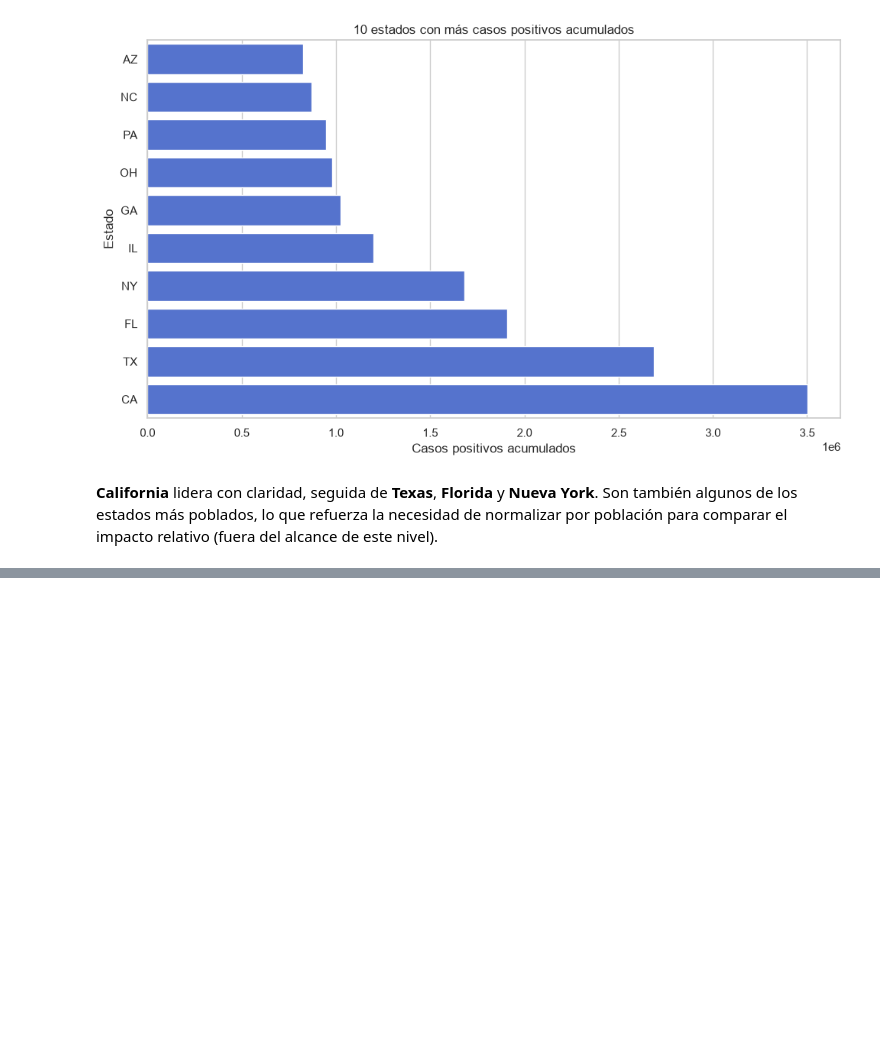
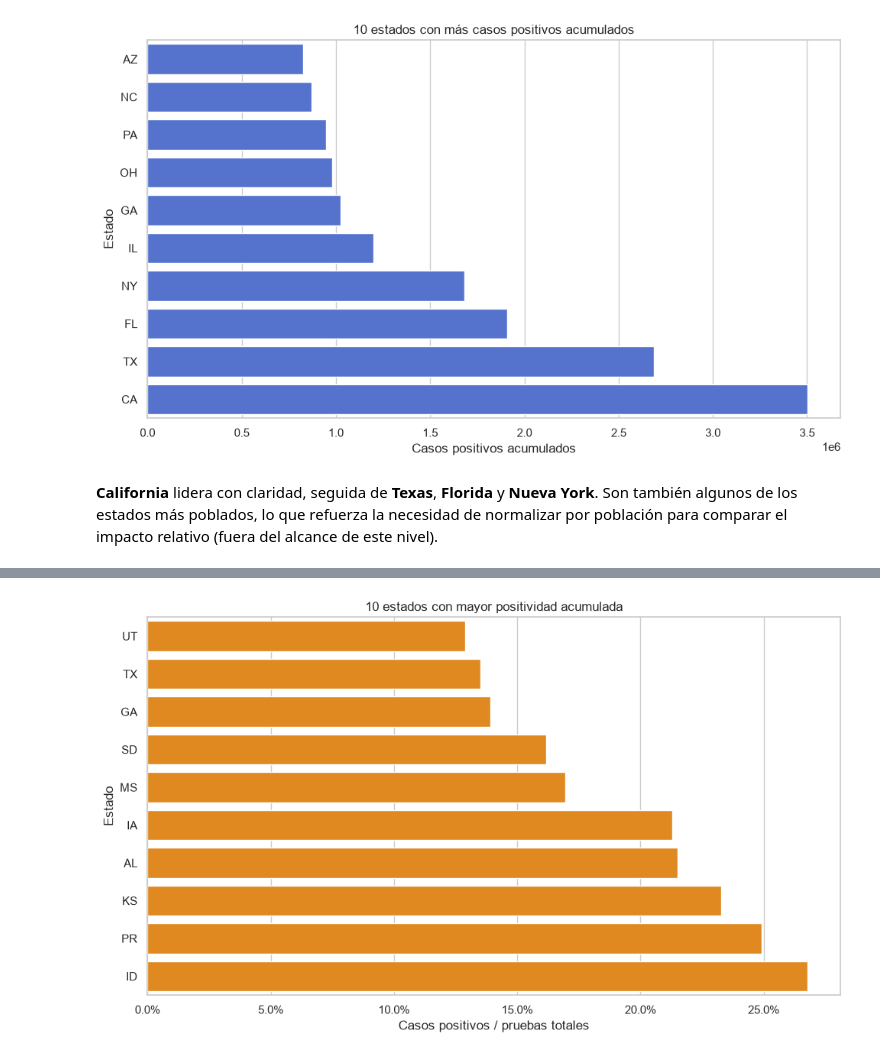
Before and after one commit to elenaalmansacampos/ai_project_EDA, a Jupyter notebook: notebooks/eda_covid19.ipynb, the cells around one changed output, grey strips where cells are left out. Cells and saved outputs as stored; diff of their text form; code cells hidden in the pictures; blank space fills up the shorter version.

Commit message:
nivel medio

```diff
--- a/notebooks/eda_covid19.ipynb
+++ b/notebooks/eda_covid19.ipynb
@@ -504,0 +597,21 @@ Sí. La correlación entre pruebas totales y casos positivos por estado es **0,9
+# %%
+resumen_estado = (
+    df.groupby("estado", observed=True)
+    .agg(
+        casos_totales=("casos_positivos", "max"),
+        fallecimientos_totales=("fallecimientos", "max"),
+        pruebas_totales=("pruebas_totales", "max"),
+        casos_nuevos_medios=("casos_nuevos", "mean"),
+        dias_reportados=("fecha", "nunique"),
+    )
+    .reset_index()
+)
+
+resumen_estado["tasa_letalidad"] = (
+    resumen_estado["fallecimientos_totales"] / resumen_estado["casos_totales"]
+)
+resumen_estado["positividad"] = (
+    resumen_estado["casos_totales"] / resumen_estado["pruebas_totales"]
+)
+
+resumen_estado.sort_values("casos_totales", ascending=False).head(10)
@@ -504,0 +632,25 @@ Sí. La correlación entre pruebas totales y casos positivos por estado es **0,9
+# %%
+from matplotlib.ticker import PercentFormatter
+
+top_positividad = (
+    resumen_estado.nlargest(10, "positividad")
+    .sort_values("positividad")
+    .assign(estado=lambda d: d["estado"].astype(str))
+)
+
+fig, ax = plt.subplots(figsize=(10, 6))
+sns.barplot(
+    data=top_positividad,
+    x="positividad",
+    y="estado",
+    color="darkorange",
+    ax=ax,
+)
+ax.set_title("10 estados con mayor positividad acumulada")
+ax.set_xlabel("Casos positivos / pruebas totales")
+ax.set_ylabel("Estado")
+ax.xaxis.set_major_formatter(PercentFormatter(1.0))
+plt.tight_layout()
+plt.show()
+# %% [output]
+[figure, added]
```
Also changed, not shown: parts of 29 cells of this notebook, 10 other files.
